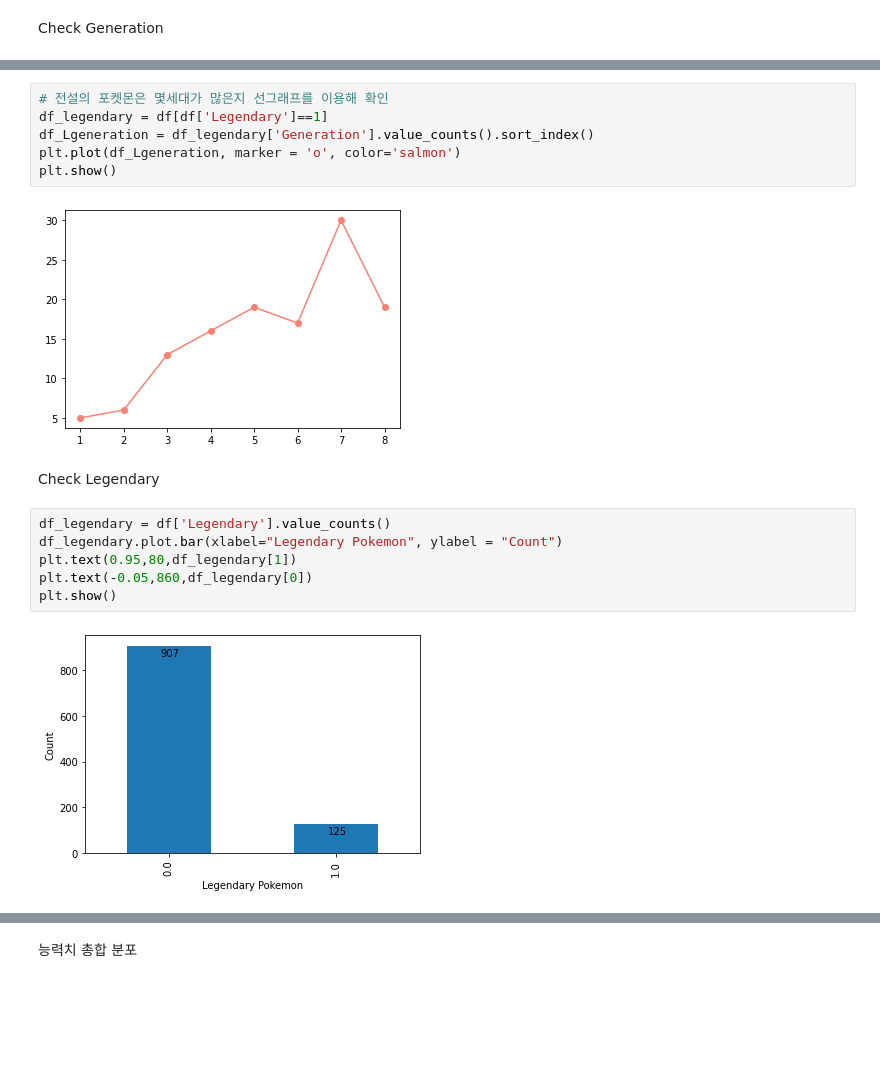
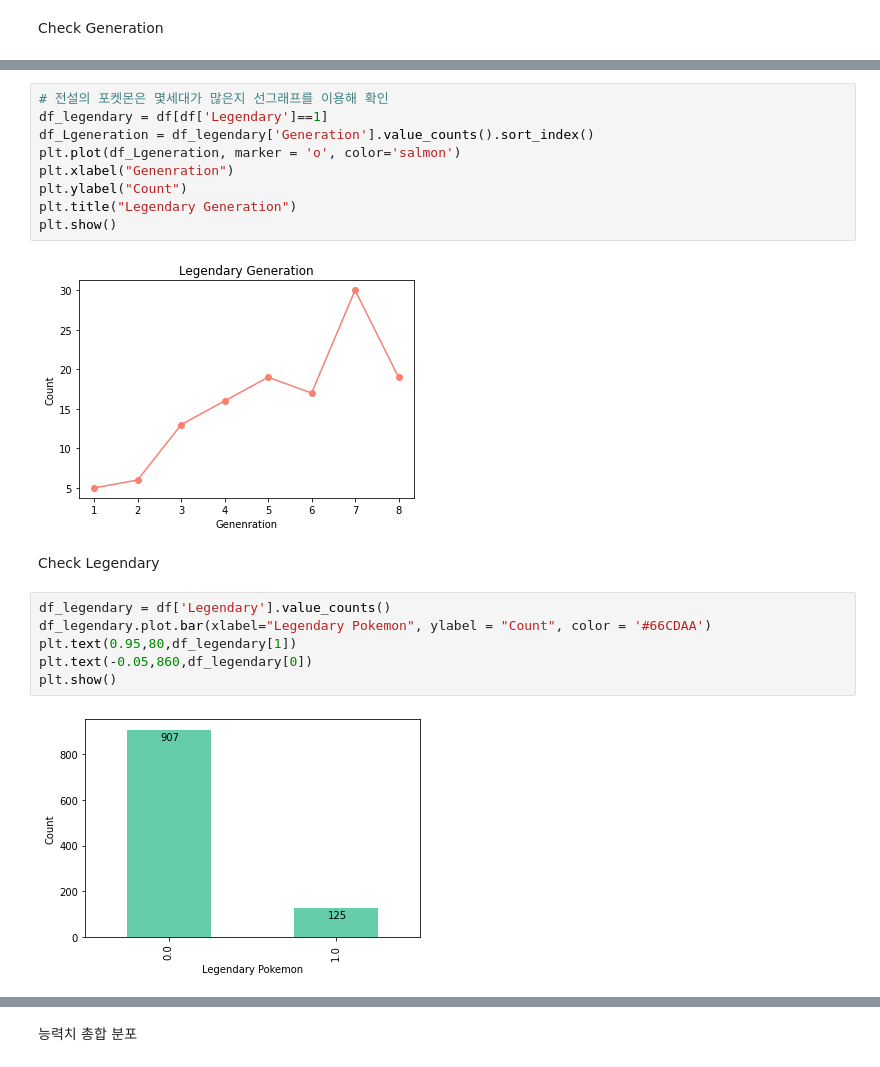
Before and after one commit to laewonJeong/Data-Analysis-Programming, a Jupyter notebook: DAP_Project.ipynb, the cells around one changed output, grey strips where cells are left out. Cells and saved outputs as stored; diff of their text form; blank space fills up the shorter version.

```diff
--- a/DAP_Project.ipynb
+++ b/DAP_Project.ipynb
@@ -144,21 +147,24 @@ plt.show()
 # %%
 # 전설의 포켓몬은 몇세대가 많은지 선그래프를 이용해 확인
 df_legendary = df[df['Legendary']==1]
 df_Lgeneration = df_legendary['Generation'].value_counts().sort_index()
 plt.plot(df_Lgeneration, marker = 'o', color='salmon')
+plt.xlabel("Genenration")
+plt.ylabel("Count")
+plt.title("Legendary Generation")
 plt.show()
 # %% [output]
-[figure, old version]
+[figure, new version]
 # %% [markdown]
 Check Legendary
 # %%
 df_legendary = df['Legendary'].value_counts()
-df_legendary.plot.bar(xlabel="Legendary Pokemon", ylabel = "Count")
+df_legendary.plot.bar(xlabel="Legendary Pokemon", ylabel = "Count", color = '#66CDAA')
 plt.text(0.95,80,df_legendary[1])
 plt.text(-0.05,860,df_legendary[0])
 plt.show()
 # %% [output]
-[figure, old version]
+[figure, new version]
 # %%
 # 능력치 분포 박스플롯으로 확인
 fig = plt.figure(figsize=(16, 8))
```
Also changed, not shown: parts of 12 cells of this notebook.
